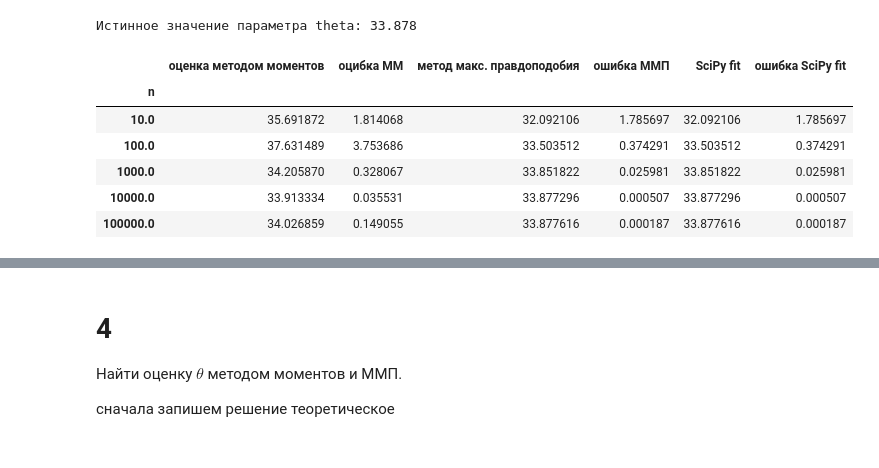
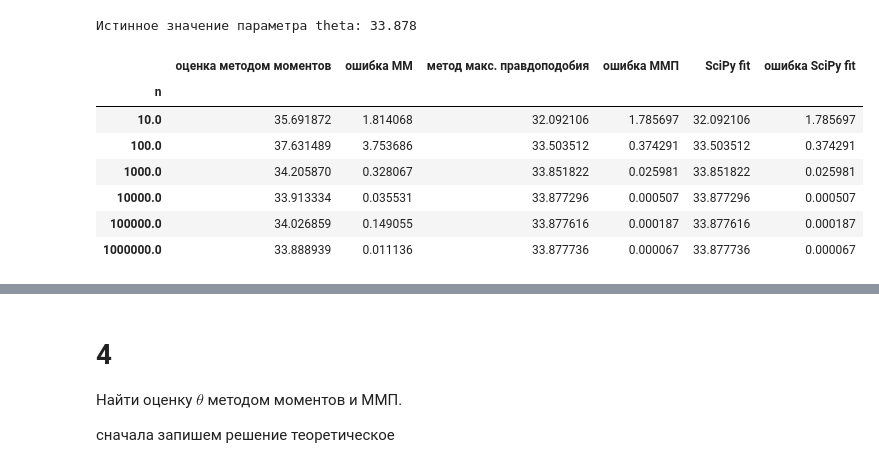
Before and after one commit to ksetdekov/HSE_DS, a Jupyter notebook: 03 Math/Stat 01/HW 01.ipynb, the cells around one changed output, grey strips where cells are left out. Drawn from its saved outputs; the diff is of its cells as text; code cells hidden in the pictures.

```diff
--- a/03 Math/Stat 01/HW 01.ipynb
+++ b/03 Math/Stat 01/HW 01.ipynb
@@ -107,27 +110,28 @@ print(f'Истинное значение параметра theta: {theta:.3f}'
 Истинное значение параметра theta: 33.878
 # %%
 # генерируем выборки, записываем их в словарь
-samples = { 10**i: np.random.uniform(low=0, high=theta,size=10**i) for i in range(1,6)}
-q3_results = pd.DataFrame(columns = ['n', 'оценка методом моментов', 'оцибка ММ', 'метод макс. правдоподобия', 'ошибка ММП', 'SciPy fit', 'ошибка SciPy fit'])
+samples = { 10**i: np.random.uniform(low=0, high=theta,size=10**i) for i in range(1,7)}
+q3_results = pd.DataFrame(columns = ['n', 'оценка методом моментов', 'ошибка ММ', 'метод макс. правдоподобия', 'ошибка ММП', 'SciPy fit', 'ошибка SciPy fit'])
 
 # считаем оценки, записываем их в DF и выводим результаты
 for n,sample in samples.items():
 
     theta_hat_m = 2 * np.mean(sample)
     theta_hat_mmp = max(sample)
     theta_hat_scipy = stats.uniform.fit(sample, floc=0)[1]
 
     to_append = [int(n), theta_hat_m, np.abs(theta_hat_m-theta), theta_hat_mmp, np.abs(theta_hat_mmp-theta), theta_hat_scipy, np.abs(theta_hat_scipy-theta)]
     a_series = pd.Series(to_append, index = q3_results.columns)
     q3_results = q3_results.append(a_series, ignore_index=True)
 
 q3_results.set_index('n', inplace=True)
 q3_results
 # %% [output]
-|  | оценка методом моментов | оцибка ММ | метод макс. правдоподобия | ошибка ММП | SciPy fit | ошибка SciPy fit |
+|  | оценка методом моментов | ошибка ММ | метод макс. правдоподобия | ошибка ММП | SciPy fit | ошибка SciPy fit |
 | n |  |  |  |  |  |  |
 | 10.0 | 35.691872 | 1.814068 | 32.092106 | 1.785697 | 32.092106 | 1.785697 |
 | 100.0 | 37.631489 | 3.753686 | 33.503512 | 0.374291 | 33.503512 | 0.374291 |
 | 1000.0 | 34.205870 | 0.328067 | 33.851822 | 0.025981 | 33.851822 | 0.025981 |
 | 10000.0 | 33.913334 | 0.035531 | 33.877296 | 0.000507 | 33.877296 | 0.000507 |
 | 100000.0 | 34.026859 | 0.149055 | 33.877616 | 0.000187 | 33.877616 | 0.000187 |
+| 1000000.0 | 33.888939 | 0.011136 | 33.877736 | 0.000067 | 33.877736 | 0.000067 |
```
Also changed, not shown: parts of 11 cells of this notebook.
